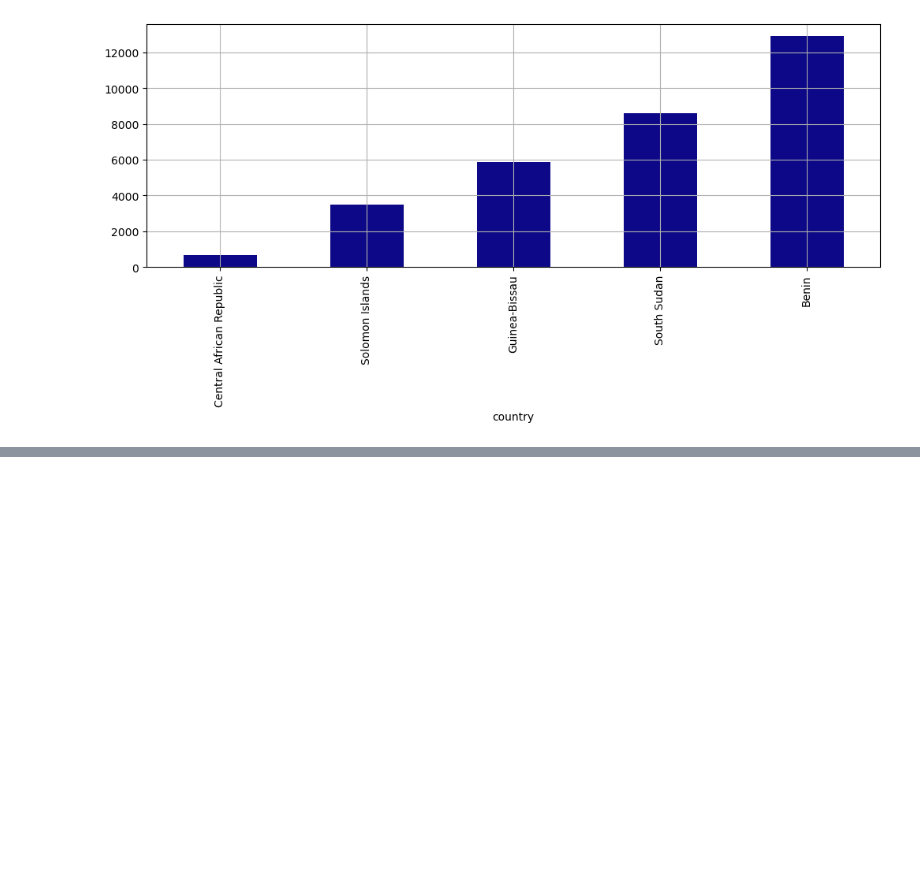
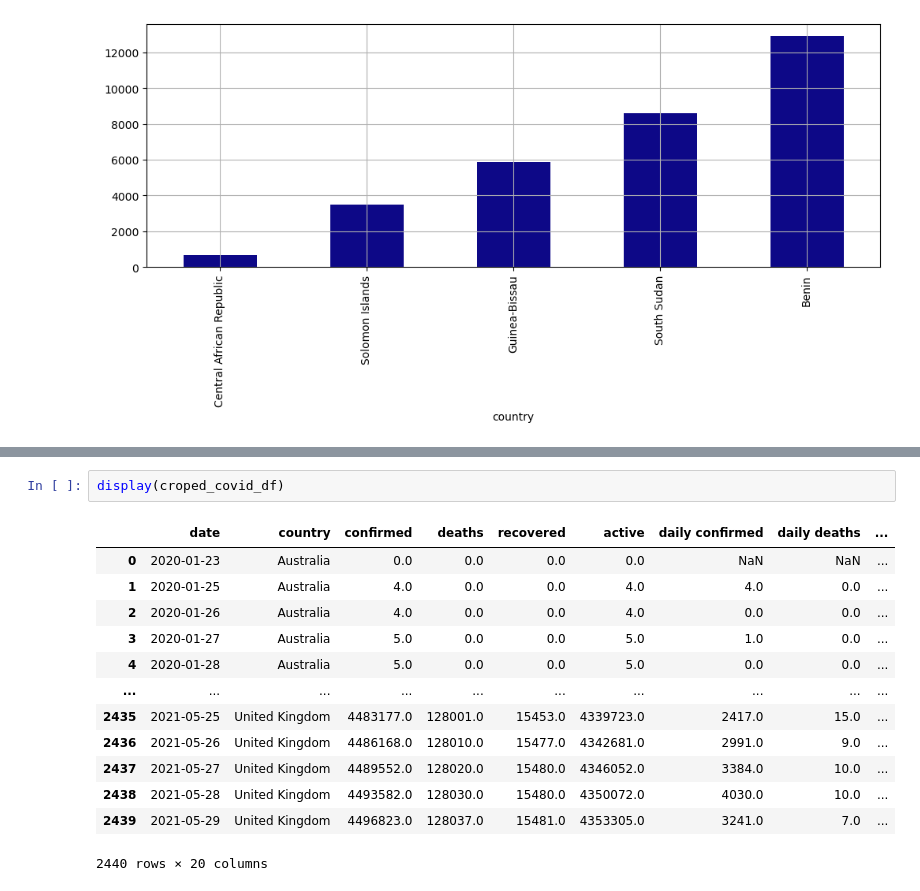
Before and after one commit to Barakuda12345g1/barakuda_rep_v6, a Jupyter notebook: barakuda_notebook/PY_13_data_visualization/100.tasks.ipynb, the cells around one changed output, grey strips where cells are left out. Drawn from its saved outputs; the diff is of its cells as text; blank space fills up the shorter version.

```diff
--- a/barakuda_notebook/PY_13_data_visualization/100.tasks.ipynb
+++ b/barakuda_notebook/PY_13_data_visualization/100.tasks.ipynb
@@ -169,0 +265,16 @@ grouped_vaccinations = covid_df.groupby(by='country')['total_vaccinations'].\
+# %%
+display(croped_covid_df)
+# %% [output]
+|  | date | country | confirmed | deaths | recovered | active | daily confirmed | daily deaths | ... |
+| 0 | 2020-01-23 | Australia | 0.0 | 0.0 | 0.0 | 0.0 | NaN | NaN | ... |
+| 1 | 2020-01-25 | Australia | 4.0 | 0.0 | 0.0 | 4.0 | 4.0 | 0.0 | ... |
+| 2 | 2020-01-26 | Australia | 4.0 | 0.0 | 0.0 | 4.0 | 0.0 | 0.0 | ... |
+| 3 | 2020-01-27 | Australia | 5.0 | 0.0 | 0.0 | 5.0 | 1.0 | 0.0 | ... |
+| 4 | 2020-01-28 | Australia | 5.0 | 0.0 | 0.0 | 5.0 | 0.0 | 0.0 | ... |
+| ... | ... | ... | ... | ... | ... | ... | ... | ... | ... |
+| 2435 | 2021-05-25 | United Kingdom | 4483177.0 | 128001.0 | 15453.0 | 4339723.0 | 2417.0 | 15.0 | ... |
+| 2436 | 2021-05-26 | United Kingdom | 4486168.0 | 128010.0 | 15477.0 | 4342681.0 | 2991.0 | 9.0 | ... |
+| 2437 | 2021-05-27 | United Kingdom | 4489552.0 | 128020.0 | 15480.0 | 4346052.0 | 3384.0 | 10.0 | ... |
+| 2438 | 2021-05-28 | United Kingdom | 4493582.0 | 128030.0 | 15480.0 | 4350072.0 | 4030.0 | 10.0 | ... |
+| 2439 | 2021-05-29 | United Kingdom | 4496823.0 | 128037.0 | 15481.0 | 4353305.0 | 3241.0 | 7.0 | ... |
+2440 rows × 20 columns
```
Also changed, not shown: parts of 7 cells of this notebook, 1 other file.
